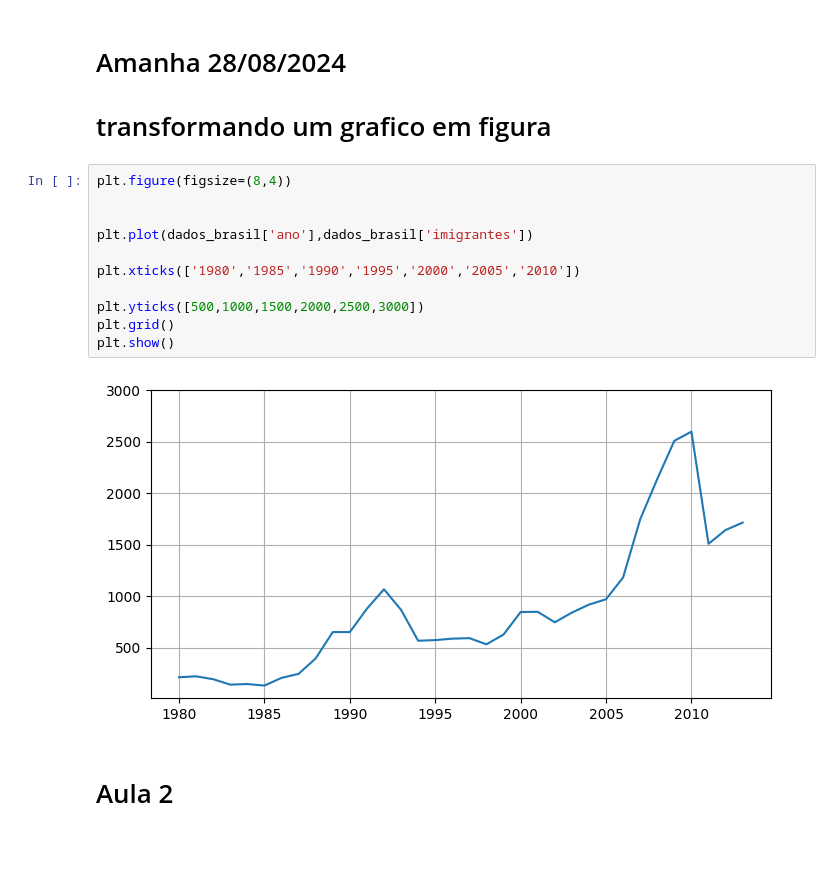
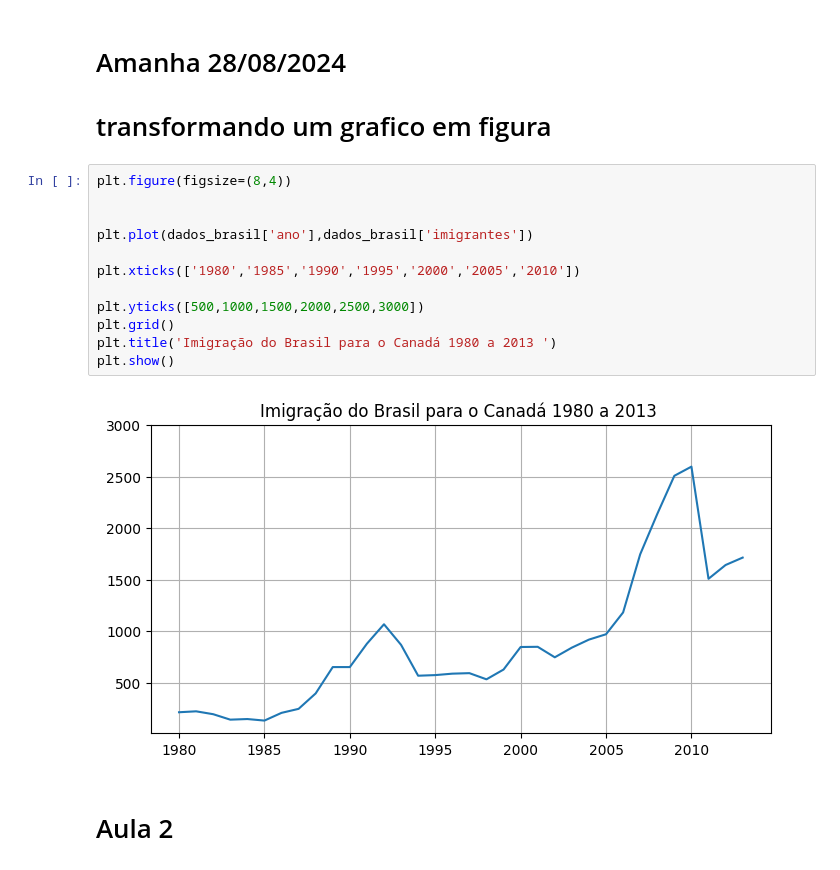
Before and after one commit to ssuelims/semanadaestatistica, a Jupyter notebook: notebooks/aula2.ipynb, the cells around one changed output. Saved outputs shown, nothing was run; the diff lists cells and outputs as text.

```diff
--- a/notebooks/aula2.ipynb
+++ b/notebooks/aula2.ipynb
@@ -292,16 +275,17 @@ plt.show()
 # %%
 plt.figure(figsize=(8,4))
 
 
 plt.plot(dados_brasil['ano'],dados_brasil['imigrantes'])
 
 plt.xticks(['1980','1985','1990','1995','2000','2005','2010'])
 
 plt.yticks([500,1000,1500,2000,2500,3000])
 plt.grid()
+plt.title('Imigração do Brasil para o Canadá 1980 a 2013 ')
 plt.show()
 # %% [output]
-[figure, old version]
+[figure, new version]
 # %% [markdown]
 # Aula 2
 # %%
```
Also changed, not shown: parts of 13 cells of this notebook, 1 other file.
